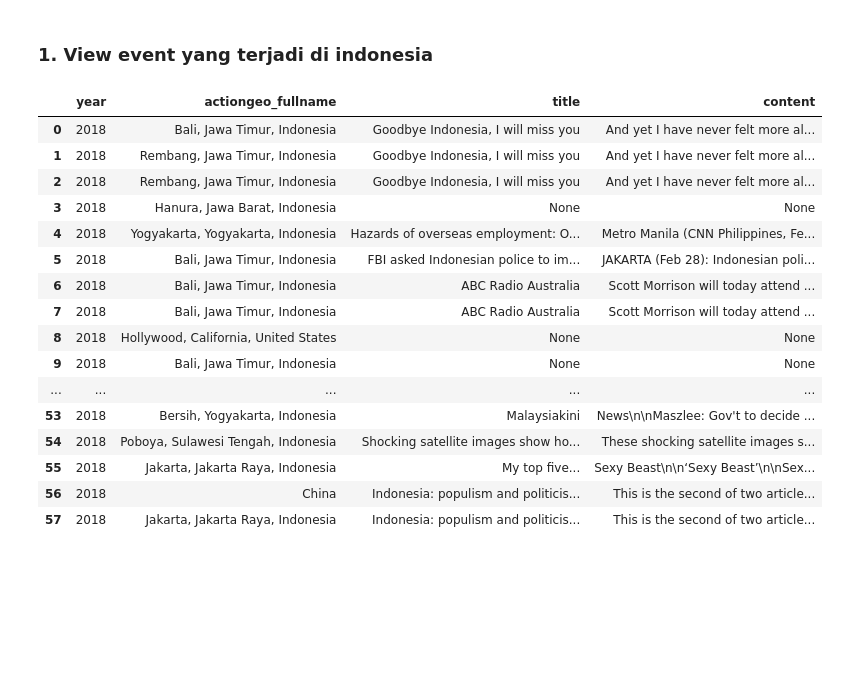
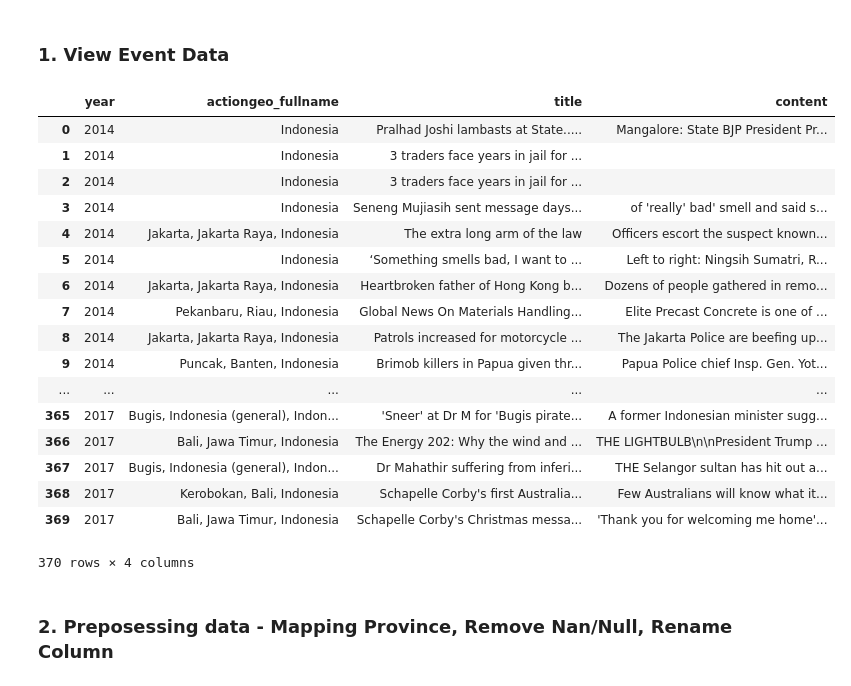
Before and after one commit to adilkurniaramdan/digitalent-tugas-kelompok7, a Jupyter notebook: TugasBesar.ipynb, the cells around one changed output. Cells and saved outputs as stored; diff of their text form; code cells hidden in the pictures; blank space fills up the shorter version.

```diff
--- a/TugasBesar.ipynb
+++ b/TugasBesar.ipynb
@@ -22,23 +24,26 @@ def run(sql):
 # %% [markdown]
-### 1. View event yang terjadi di indonesia
+### 1. View Event Data
 # %%
-df = run("SELECT year, actiongeo_fullname, title, content   FROM gdelt_event")
+df = run("SELECT year, actiongeo_fullname, title, content   FROM gdelt_event where year in(2010, 2011, 2012, 2013, 2014, 2015, 2016, 2017)")
 df
 # %% [output]
 |  | year | actiongeo_fullname | title | content |
-| 0 | 2018 | Bali, Jawa Timur, Indonesia | Goodbye Indonesia, I will miss you | And yet I have never felt more al... |
-| 1 | 2018 | Rembang, Jawa Timur, Indonesia | Goodbye Indonesia, I will miss you | And yet I have never felt more al... |
-| 2 | 2018 | Rembang, Jawa Timur, Indonesia | Goodbye Indonesia, I will miss you | And yet I have never felt more al... |
-| 3 | 2018 | Hanura, Jawa Barat, Indonesia | None | None |
-| 4 | 2018 | Yogyakarta, Yogyakarta, Indonesia | Hazards of overseas employment: O... | Metro Manila (CNN Philippines, Fe... |
-| 5 | 2018 | Bali, Jawa Timur, Indonesia | FBI asked Indonesian police to im... | JAKARTA (Feb 28): Indonesian poli... |
-| 6 | 2018 | Bali, Jawa Timur, Indonesia | ABC Radio Australia | Scott Morrison will today attend ... |
-| 7 | 2018 | Bali, Jawa Timur, Indonesia | ABC Radio Australia | Scott Morrison will today attend ... |
-| 8 | 2018 | Hollywood, California, United States | None | None |
-| 9 | 2018 | Bali, Jawa Timur, Indonesia | None | None |
+| 0 | 2014 | Indonesia | Pralhad Joshi lambasts at State..... | Mangalore: State BJP President Pr... |
+| 1 | 2014 | Indonesia | 3 traders face years in jail for ... |  |
+| 2 | 2014 | Indonesia | 3 traders face years in jail for ... |  |
+| 3 | 2014 | Indonesia | Seneng Mujiasih sent message days... | of 'really' bad' smell and said s... |
+| 4 | 2014 | Jakarta, Jakarta Raya, Indonesia | The extra long arm of the law | Officers escort the suspect known... |
+| 5 | 2014 | Indonesia | ‘Something smells bad, I want to ... | Left to right: Ningsih Sumatri, R... |
+| 6 | 2014 | Jakarta, Jakarta Raya, Indonesia | Heartbroken father of Hong Kong b... | Dozens of people gathered in remo... |
+| 7 | 2014 | Pekanbaru, Riau, Indonesia | Global News On Materials Handling... | Elite Precast Concrete is one of ... |
+| 8 | 2014 | Jakarta, Jakarta Raya, Indonesia | Patrols increased for motorcycle ... | The Jakarta Police are beefing up... |
+| 9 | 2014 | Puncak, Banten, Indonesia | Brimob killers in Papua given thr... | Papua Police chief Insp. Gen. Yot... |
 | ... | ... | ... | ... | ... |
-| 53 | 2018 | Bersih, Yogyakarta, Indonesia | Malaysiakini | News\n\nMaszlee: Gov't to decide ... |
-| 54 | 2018 | Poboya, Sulawesi Tengah, Indonesia | Shocking satellite images show ho... | These shocking satellite images s... |
-| 55 | 2018 | Jakarta, Jakarta Raya, Indonesia | My top five... | Sexy Beast\n\n‘Sexy Beast’\n\nSex... |
-| 56 | 2018 | China | Indonesia: populism and politicis... | This is the second of two article... |
-| 57 | 2018 | Jakarta, Jakarta Raya, Indonesia | Indonesia: populism and politicis... | This is the second of two article... |
+| 365 | 2017 | Bugis, Indonesia (general), Indon... | 'Sneer' at Dr M for 'Bugis pirate... | A former Indonesian minister sugg... |
+| 366 | 2017 | Bali, Jawa Timur, Indonesia | The Energy 202: Why the wind and ... | THE LIGHTBULB\n\nPresident Trump ... |
+| 367 | 2017 | Bugis, Indonesia (general), Indon... | Dr Mahathir suffering from inferi... | THE Selangor sultan has hit out a... |
+| 368 | 2017 | Kerobokan, Bali, Indonesia | Schapelle Corby's first Australia... | Few Australians will know what it... |
+| 369 | 2017 | Bali, Jawa Timur, Indonesia | Schapelle Corby's Christmas messa... | 'Thank you for welcoming me home'... |
+370 rows × 4 columns
+# %% [markdown]
+### 2. Preposessing data - Mapping Province, Remove Nan/Null, Rename Column
```
Also changed, not shown: parts of 25 cells of this notebook, 8 other files.
